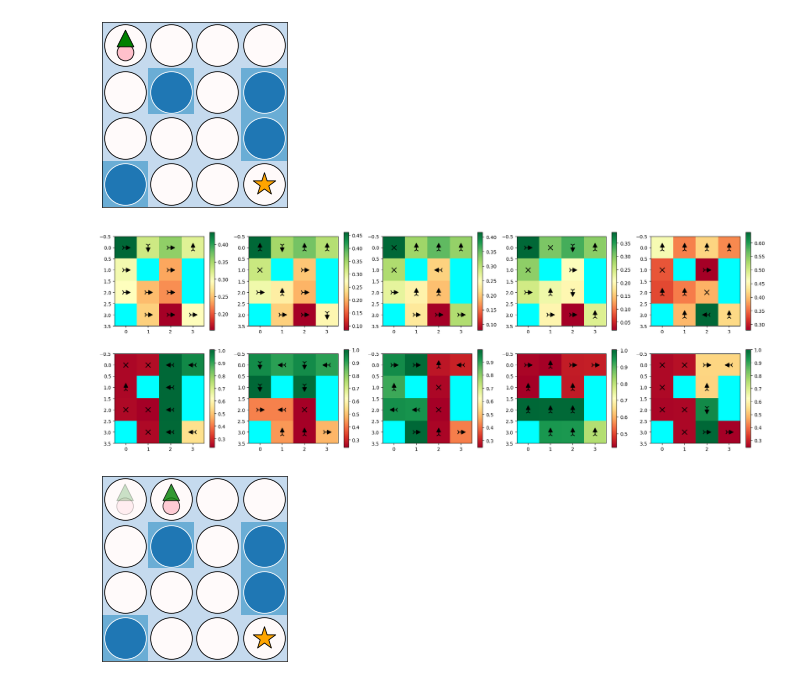
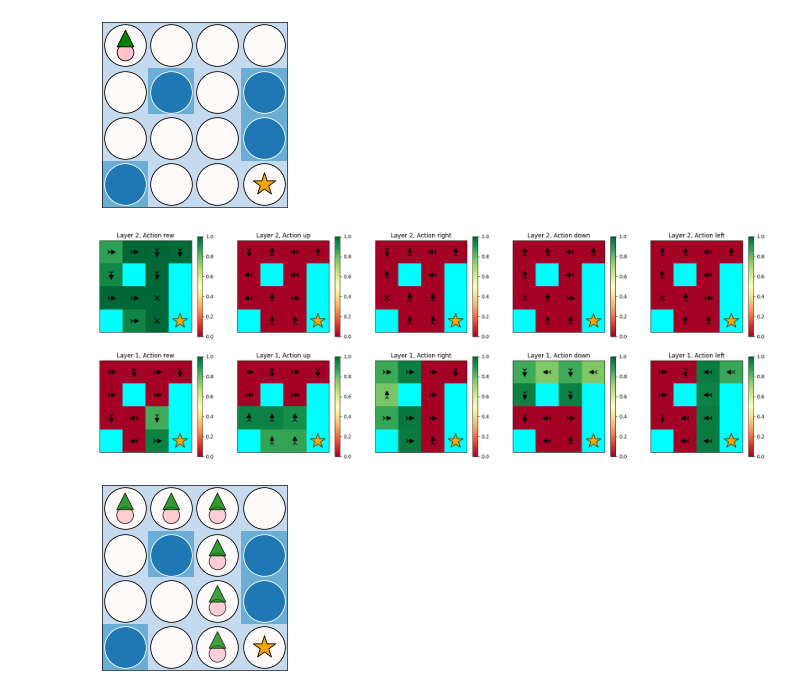
Before and after one commit to davidesartor/MANGO-lite, a Jupyter notebook: jax/test mango.ipynb, the cells around one changed output. Cells and saved outputs as stored; diff of their text form; code cells hidden in the pictures.

Commit message:
mango working on 4x4

```diff
--- a/jax/test mango.ipynb
+++ b/jax/test mango.ipynb
@@ -44,7 +45,7 @@ map_scale = int(jnp.log2(map_size))
 
 # hyperparams
 # lr fixed to 1e-3
-max_interactions = 64 * 500
+max_interactions = 64 * 1000
 rollout_length = 64  # * (map_size ** 2 --- map_size ** 3)
 n_rollouts = max_interactions // rollout_length
 train_iter = 8  # *
@@ -67,20 +68,17 @@ MultiConvNet = nn.vmap(
     axis_size=n_actions,
 )
 MultiLayerConvNet = nn.vmap(
-    MultiConvNet,
-    in_axes=0,
-    variable_axes={"params": 0},
-    split_rngs={"params": True}
+    MultiConvNet, in_axes=0, variable_axes={"params": 0}, split_rngs={"params": True}
 )
-cells = jnp.array([(2**i, 2**i) for i in reversed(range(1, map_scale+1))])
+cells = jnp.array([(2**i, 2**i) for i in reversed(range(1, map_scale + 1))])
 dql_state = MultiDQLTrainState.create(
     rng,
-    MultiLayerConvNet([16]*map_scale, n_actions),
-    obs = jnp.stack([obs]*n_layers),
-    beta_fn=partial(actions.beta_fn, cells)
+    MultiLayerConvNet([16] * map_scale, n_actions),
+    obs=jnp.stack([obs] * n_layers),
+    beta_fn=partial(actions.beta_fn, cells),
 )
 # %%
-epsilons = jnp.ones((map_scale,))
+epsilons = jnp.ones((map_scale,)).at[-1].set(0.2)
 transitions = eps_greedy_rollout(env, dql_state, rng, epsilons, 2)
 replay_memory = replay.CircularBuffer.create(transitions)
 # %%
@@ -102,9 +100,7 @@ def loop_body(carry, rng_loop_iter):
     )
 
     # exploration rollout
-    expl_transitions = eps_greedy_rollout(
-        env, mango_dql_state, rng_expl, epsilons, rollout_length
-    )
+    expl_transitions = eps_greedy_rollout(env, mango_dql_state, rng_expl, epsilons, rollout_length)
     replay_memory = replay_memory.push(expl_transitions)
 
     # policy training
@@ -135,20 +131,19 @@ pbar = tqdm(total=n_rollouts)
 )
 pbar.close()
 # %%
-plt.figure(figsize=((n_actions+1) * map_size, n_layers*map_size))
+plt.figure(figsize=((n_actions + 1) * map_size, n_layers * map_size))
 for i in range(n_layers):
     for j in range(5):
         plt.subplot(n_layers, n_actions, i * n_actions + j + 1)
+        plt.title(f'Layer {n_layers-i}, Action {["rew","up","right","down","left"][j]}')
         apply = lambda params, obs: dql_state.qval_apply_fn(
             params, jnp.repeat(obs[jnp.newaxis], n_layers, axis=0)
-        )[i, j]
-        plotting.plot_qvals(env, apply, dql_state.params_qnet, hold=True)
+        )[i, 4 - j]
+        plotting.plot_qvals(env, apply, dql_state.params_qnet, hold=True, autoscale=False)
 plt.show()
 
-transitions = eps_greedy_rollout(
-    env, dql_state, rng, jnp.zeros_like(epsilons), rollout_length
-)
+transitions = eps_greedy_rollout(env, dql_state, rng, jnp.zeros_like(epsilons), rollout_length)
 plotting.render(env, transitions.env_state)
 # %% [output]
-[figure, old version]
+[figure, new version]
-[figure, old version]
+[figure, new version]
```
Also changed, not shown: parts of 4 cells of this notebook, 4 other files.
